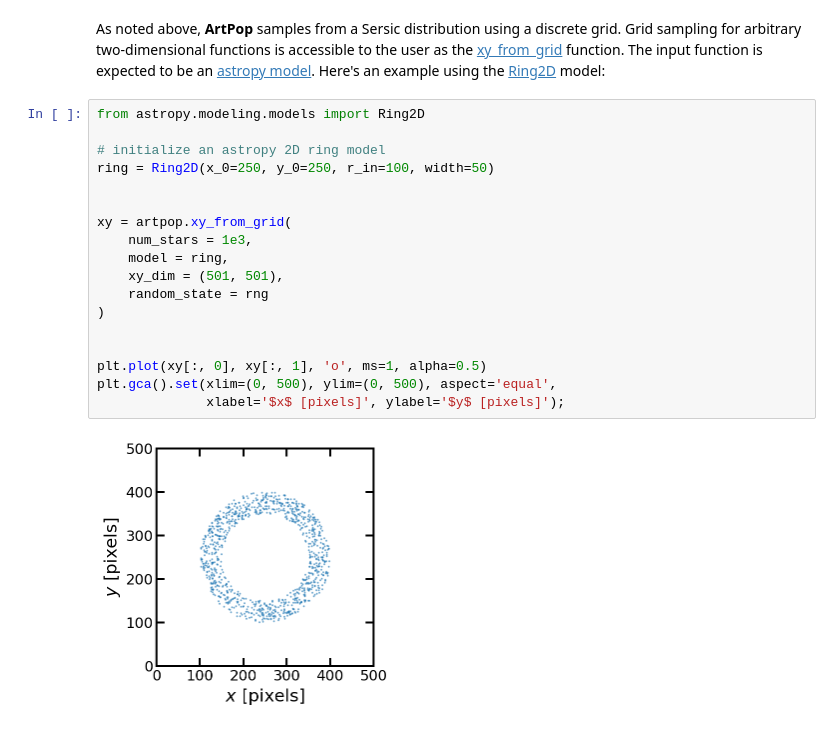
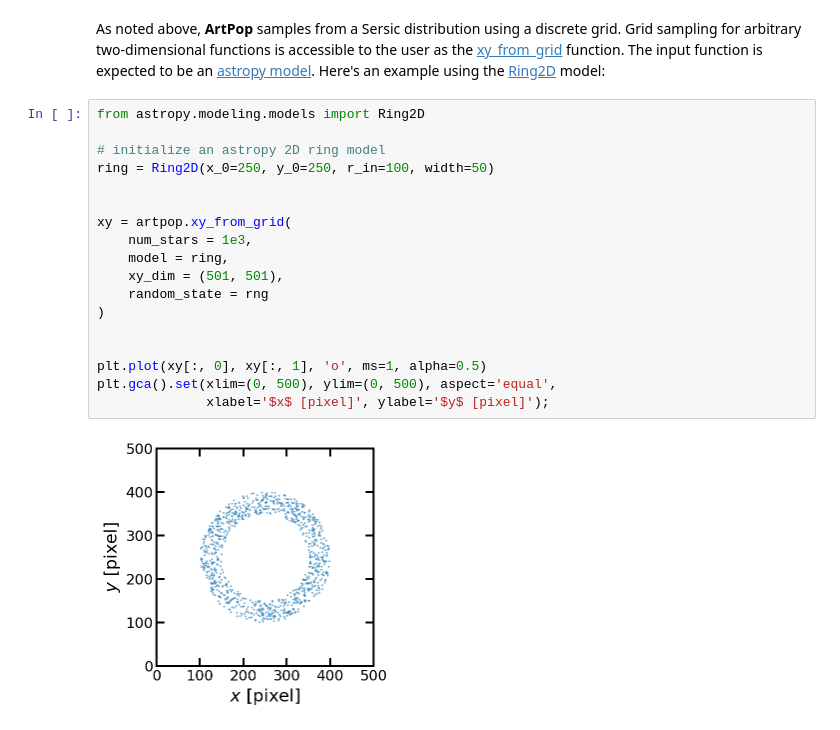
Before and after one commit to ArtificialStellarPopulations/ArtPop, a Jupyter notebook: docs/tutorials/spatial.ipynb, the cells around one changed output. Drawn from its saved outputs; the diff is of its cells as text.

```diff
--- a/docs/tutorials/spatial.ipynb
+++ b/docs/tutorials/spatial.ipynb
@@ -87,20 +87,20 @@ As noted above, **ArtPop** samples from a Sersic distribution using a discrete g
 # %%
 from astropy.modeling.models import Ring2D
 
 # initialize an astropy 2D ring model
 ring = Ring2D(x_0=250, y_0=250, r_in=100, width=50)
 
 
 xy = artpop.xy_from_grid(
     num_stars = 1e3,
     model = ring,
     xy_dim = (501, 501),
     random_state = rng
 )
 
 
 plt.plot(xy[:, 0], xy[:, 1], 'o', ms=1, alpha=0.5)
 plt.gca().set(xlim=(0, 500), ylim=(0, 500), aspect='equal',
-              xlabel='$x$ [pixels]', ylabel='$y$ [pixels]');
+              xlabel='$x$ [pixel]', ylabel='$y$ [pixel]');
 # %% [output]
-[figure, old version]
+[figure, new version]
```
Also changed, not shown: parts of 3 cells of this notebook, 7 other files.
